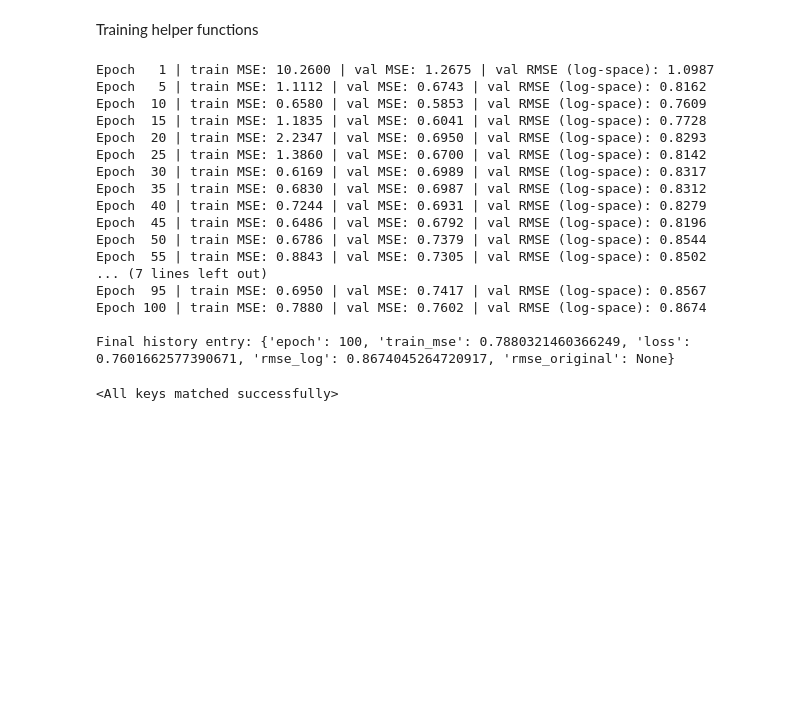
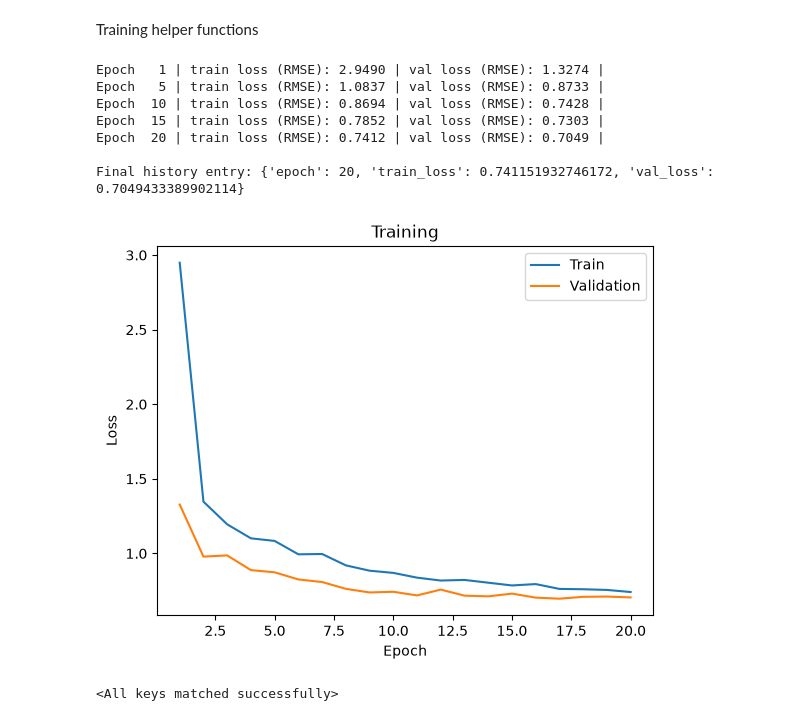
Before and after one commit to tomazcavalcantee/Cubagem---Stone, a Jupyter notebook: notebooks/5_multimodal.ipynb, the cells around one changed output. Saved outputs shown, nothing was run; the diff lists cells and outputs as text; code cells hidden in the pictures; blank space fills up the shorter version.

Commit message:
plots

```diff
--- a/notebooks/5_multimodal.ipynb
+++ b/notebooks/5_multimodal.ipynb
@@ -190,9 +192,11 @@ Create dataloaders
 # %%
 BATCH_SIZE = 32
 
+features_columns = features["numerical"] + OHE_columns + features["title_regex"]
+
 def create_loaders(df_tr, df_vl, text_npz_path="../embeddings/text_embeddings.npz", img_npz_path="../embeddings/imagem_embeddings.npz"):
-    ds_tr = CubagemDataset(df_tr, text_npz_path=text_npz_path, img_npz_path=img_npz_path)
-    ds_vl = CubagemDataset(df_vl, text_npz_path=text_npz_path, img_npz_path=img_npz_path)
+    ds_tr = CubagemDataset(df_tr, text_npz_path=text_npz_path, img_npz_path=img_npz_path, features_columns=features_columns, targets_columns=log_targets)
+    ds_vl = CubagemDataset(df_vl, text_npz_path=text_npz_path, img_npz_path=img_npz_path, features_columns=features_columns, targets_columns=log_targets)
 
     dl_tr = DataLoader(ds_tr, batch_size=BATCH_SIZE,
                        shuffle=True,  num_workers=2, pin_memory=True)
@@ -212,7 +216,7 @@ class CubagemMLP(nn.Module):
         emb_texto_dim,
         emb_img_dim,
         feats_dim,
-        hidden_dim=2048,
+        hidden_dim=1024,
         n_targets=4,
         dropout=0.5,
     ):
@@ -363,27 +368,35 @@ dims = dict(
 model = CubagemMLP(**dims)
 
 trained_model, history = train(
-    model, dl_train, dl_val, n_epochs=100, batch_size=32, lr=1e-3, log_space=False
+    model, dl_train, dl_val, n_epochs=100, batch_size=32, lr=1e-4
 )
-print("\nFinal history entry:", history[-1])
 # %% [output]
-Epoch   1 | train MSE: 10.2600 | val MSE: 1.2675 | val RMSE (log-space): 1.0987
-Epoch   5 | train MSE: 1.1112 | val MSE: 0.6743 | val RMSE (log-space): 0.8162
-Epoch  10 | train MSE: 0.6580 | val MSE: 0.5853 | val RMSE (log-space): 0.7609
-Epoch  15 | train MSE: 1.1835 | val MSE: 0.6041 | val RMSE (log-space): 0.7728
-Epoch  20 | train MSE: 2.2347 | val MSE: 0.6950 | val RMSE (log-space): 0.8293
-Epoch  25 | train MSE: 1.3860 | val MSE: 0.6700 | val RMSE (log-space): 0.8142
-Epoch  30 | train MSE: 0.6169 | val MSE: 0.6989 | val RMSE (log-space): 0.8317
-Epoch  35 | train MSE: 0.6830 | val MSE: 0.6987 | val RMSE (log-space): 0.8312
-Epoch  40 | train MSE: 0.7244 | val MSE: 0.6931 | val RMSE (log-space): 0.8279
-Epoch  45 | train MSE: 0.6486 | val MSE: 0.6792 | val RMSE (log-space): 0.8196
-Epoch  50 | train MSE: 0.6786 | val MSE: 0.7379 | val RMSE (log-space): 0.8544
-Epoch  55 | train MSE: 0.8843 | val MSE: 0.7305 | val RMSE (log-space): 0.8502
-... (7 lines left out)
-Epoch  95 | train MSE: 0.6950 | val MSE: 0.7417 | val RMSE (log-space): 0.8567
-Epoch 100 | train MSE: 0.7880 | val MSE: 0.7602 | val RMSE (log-space): 0.8674
+Epoch   1 | train loss (RMSE): 2.9490 | val loss (RMSE): 1.3274 |
+Epoch   5 | train loss (RMSE): 1.0837 | val loss (RMSE): 0.8733 |
+Epoch  10 | train loss (RMSE): 0.8694 | val loss (RMSE): 0.7428 |
+Epoch  15 | train loss (RMSE): 0.7852 | val loss (RMSE): 0.7303 |
+Epoch  20 | train loss (RMSE): 0.7412 | val loss (RMSE): 0.7049 |
 
-Final history entry: {'epoch': 100, 'train_mse': 0.7880321460366249, 'loss': 0.7601662577390671, 'rmse_log': 0.8674045264720917, 'rmse_original': None}
+Final history entry: {'epoch': 20, 'train_loss': 0.741151932746172, 'val_loss': 0.7049433389902114}
+# %%
+plt.plot(
+    [x["epoch"] for x in history],
+    [x["train_loss"] for x in history],
+    label="Train"
+)
+
+plt.plot(
+    [x["epoch"] for x in history],
+    [x["val_loss"] for x in history],
+    label="Validation"
+)
+plt.title("Training")
+plt.ylabel("Loss")
+plt.xlabel("Epoch")
+plt.legend()
+plt.show()
+# %% [output]
+[figure, added]
 # %%
 # Saving the model weights
 torch.save(trained_model.state_dict(), "../weights/CubagemMLP.pth")
```
Also changed, not shown: parts of 10 cells of this notebook.
